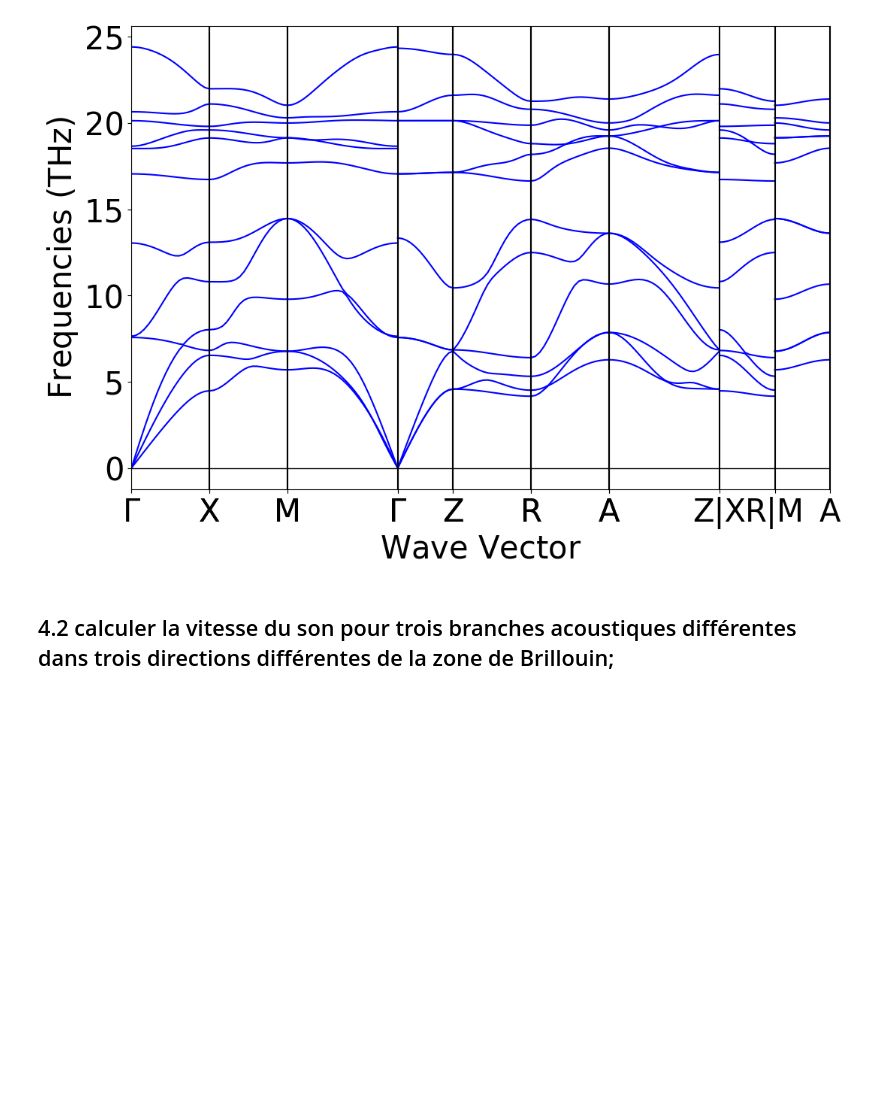
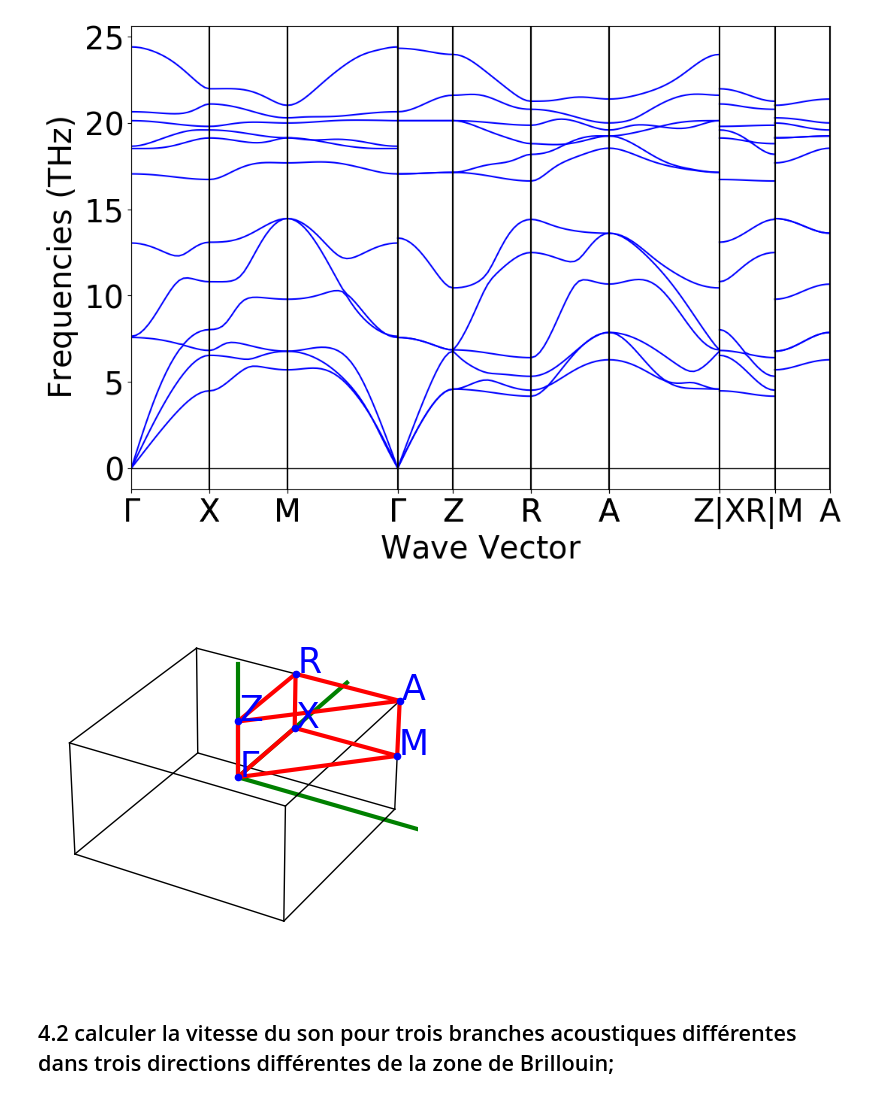
Before and after one commit to MariaOliviaB/Projet-FYKI, a Jupyter notebook: ph_bands.ipynb, the cells around one changed output. Cells and saved outputs as stored; diff of their text form; code cells hidden in the pictures; blank space fills up the shorter version.

```diff
--- a/ph_bands.ipynb
+++ b/ph_bands.ipynb
@@ -30,5 +30,11 @@ plt.savefig(f"{MP_ID}_phonon_bandstructure.png", dpi=300, bbox_inches="tight")
 plt.show()
 # %% [output]
 [figure]
+# %%
+# Zone de Brillouin
+ph_plot = PhononBSPlotter(phonon_bs)
+ph_plot.plot_brillouin()
+# %% [output]
+[figure, added]
 # %% [markdown]
 ## 4.2 calculer la vitesse du son pour trois branches acoustiques différentes dans trois directions différentes de la zone de Brillouin;
```
Also changed, not shown: parts of 5 cells of this notebook.
